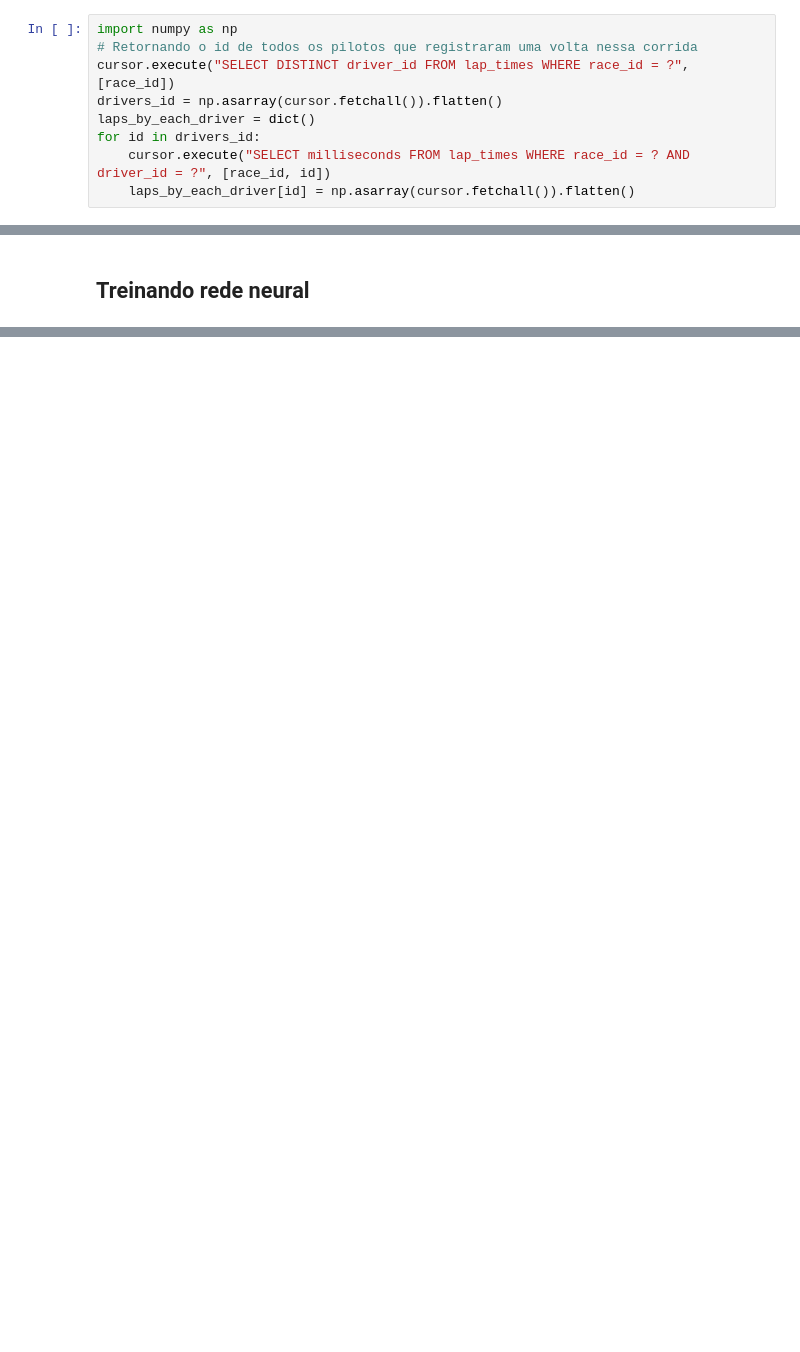
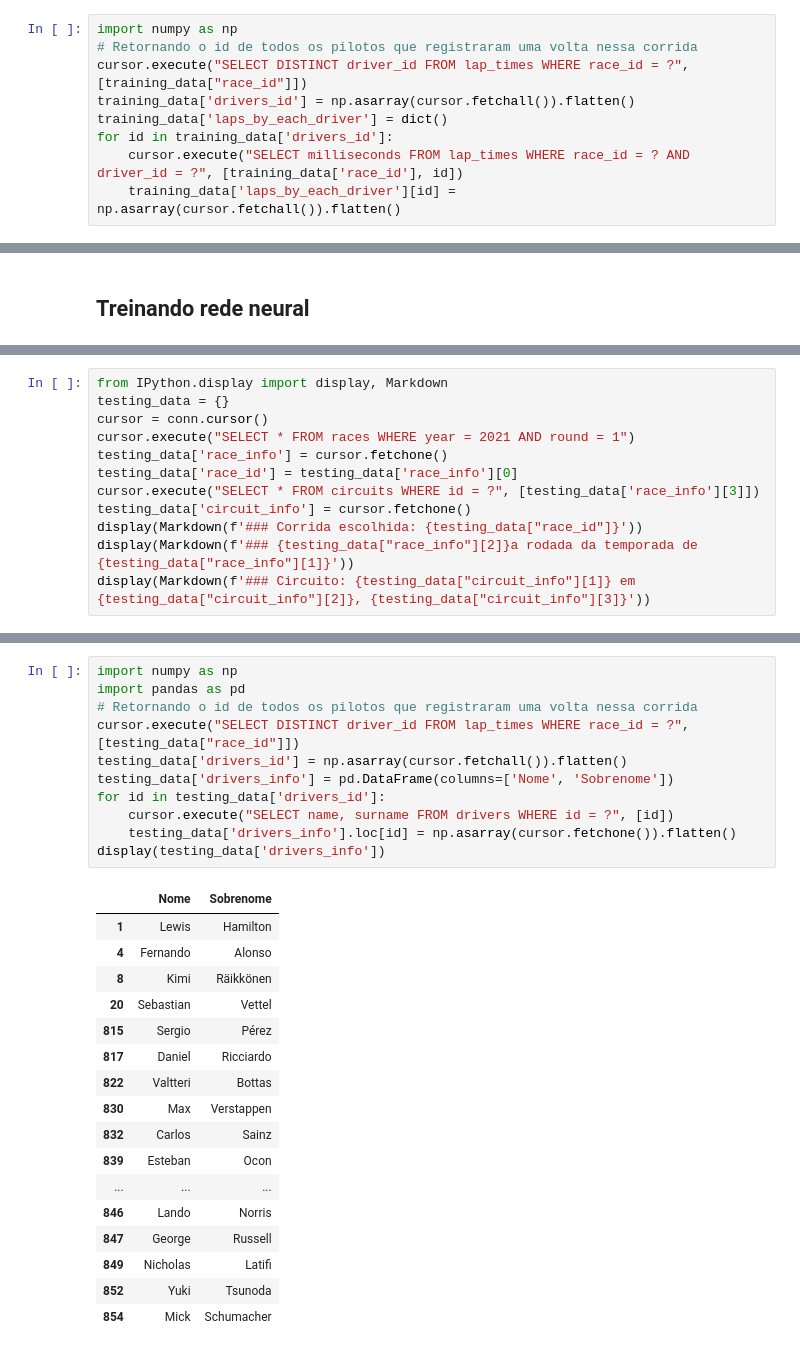
Before and after one commit to GuiCT/f1-db, a Jupyter notebook: train_lstm.ipynb, the cells around one changed output, grey strips where cells are left out. Saved outputs shown, nothing was run; the diff lists cells and outputs as text; blank space fills up the shorter version.

```diff
--- a/train_lstm.ipynb
+++ b/train_lstm.ipynb
@@ -39,10 +67,10 @@ race_id = cursor.fetchone()[0]
 # %%
 import numpy as np
 # Retornando o id de todos os pilotos que registraram uma volta nessa corrida
-cursor.execute("SELECT DISTINCT driver_id FROM lap_times WHERE race_id = ?", [race_id])
-drivers_id = np.asarray(cursor.fetchall()).flatten()
-laps_by_each_driver = dict()
-for id in drivers_id:
-    cursor.execute("SELECT milliseconds FROM lap_times WHERE race_id = ? AND driver_id = ?", [race_id, id])
-    laps_by_each_driver[id] = np.asarray(cursor.fetchall()).flatten()
+cursor.execute("SELECT DISTINCT driver_id FROM lap_times WHERE race_id = ?", [training_data["race_id"]])
+training_data['drivers_id'] = np.asarray(cursor.fetchall()).flatten()
+training_data['laps_by_each_driver'] = dict()
+for id in training_data['drivers_id']:
+    cursor.execute("SELECT milliseconds FROM lap_times WHERE race_id = ? AND driver_id = ?", [training_data['race_id'], id])
+    training_data['laps_by_each_driver'][id] = np.asarray(cursor.fetchall()).flatten()
 # %%
@@ -160,0 +175,12 @@ Difference: [[-942.421875]]
+# %%
+from IPython.display import display, Markdown
+testing_data = {}
+cursor = conn.cursor()
+cursor.execute("SELECT * FROM races WHERE year = 2021 AND round = 1")
+testing_data['race_info'] = cursor.fetchone()
+testing_data['race_id'] = testing_data['race_info'][0]
+cursor.execute("SELECT * FROM circuits WHERE id = ?", [testing_data['race_info'][3]])
+testing_data['circuit_info'] = cursor.fetchone()
+display(Markdown(f'### Corrida escolhida: {testing_data["race_id"]}'))
+display(Markdown(f'### {testing_data["race_info"][2]}a rodada da temporada de {testing_data["race_info"][1]}'))
+display(Markdown(f'### Circuito: {testing_data["circuit_info"][1]} em {testing_data["circuit_info"][2]}, {testing_data["circuit_info"][3]}'))
@@ -160,0 +195,29 @@ Difference: [[-942.421875]]
+# %%
+import numpy as np
+import pandas as pd
+# Retornando o id de todos os pilotos que registraram uma volta nessa corrida
+cursor.execute("SELECT DISTINCT driver_id FROM lap_times WHERE race_id = ?", [testing_data["race_id"]])
+testing_data['drivers_id'] = np.asarray(cursor.fetchall()).flatten()
+testing_data['drivers_info'] = pd.DataFrame(columns=['Nome', 'Sobrenome'])
+for id in testing_data['drivers_id']:
+    cursor.execute("SELECT name, surname FROM drivers WHERE id = ?", [id])
+    testing_data['drivers_info'].loc[id] = np.asarray(cursor.fetchone()).flatten()
+display(testing_data['drivers_info'])
+# %% [output]
+|  | Nome | Sobrenome |
+| 1 | Lewis | Hamilton |
+| 4 | Fernando | Alonso |
+| 8 | Kimi | Räikkönen |
+| 20 | Sebastian | Vettel |
+| 815 | Sergio | Pérez |
+| 817 | Daniel | Ricciardo |
+| 822 | Valtteri | Bottas |
+| 830 | Max | Verstappen |
+| 832 | Carlos | Sainz |
+| 839 | Esteban | Ocon |
+| ... | ... | ... |
+| 846 | Lando | Norris |
+| 847 | George | Russell |
+| 849 | Nicholas | Latifi |
+| 852 | Yuki | Tsunoda |
+| 854 | Mick | Schumacher |
```
Also changed, not shown: parts of 34 cells of this notebook, 2 other files.
